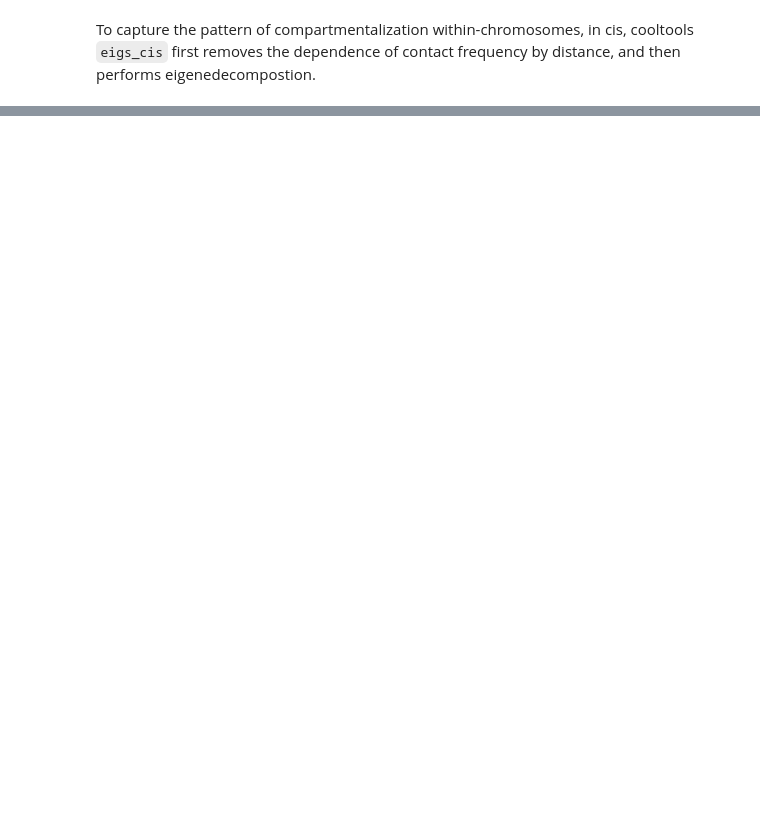
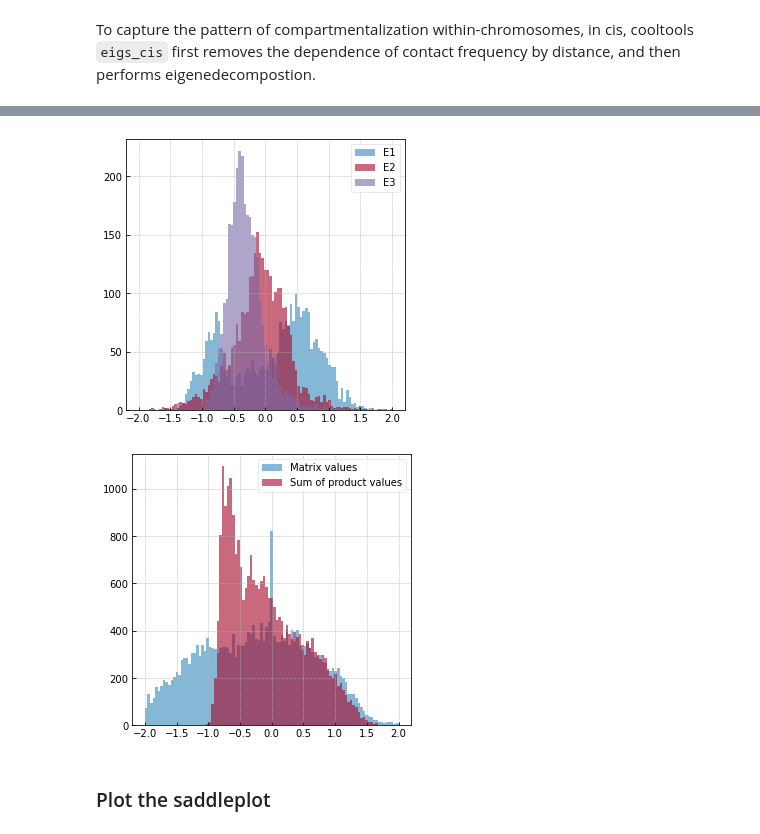
Before and after one commit to open2c/open2c_vignettes, a Jupyter notebook: cooltools_manuscript/compartments_and_saddles.ipynb, the cells around one changed output, grey strips where cells are left out. Cells and saved outputs as stored; diff of their text form; code cells hidden in the pictures; blank space fills up the shorter version.

```diff
--- a/cooltools_manuscript/compartments_and_saddles.ipynb
+++ b/cooltools_manuscript/compartments_and_saddles.ipynb
@@ -273 +193,27 @@ To better visualize this relationship, we overlay the map with a binary segmenta
+# %%
+# Control plots of distributions
+plt.figure(facecolor="white", figsize=[5,5])
+bins = np.linspace(-2, 2, 100)
+
+for i in [0, 1, 2]:
+    vector = eigenvector_track.loc[:, f"E{i+1}"]
+    plt.hist(vector, bins=bins, alpha=0.6, label=f"E{i+1}")
+
+plt.legend()
+
+
+plt.figure(facecolor="white", figsize=[5,5])
+bins = np.linspace(-2,2,100)
+
+plt.hist(matrix.flatten(), bins=bins, alpha=0.6, label="Matrix values")
+plt.hist(mat_vec.flatten(), bins=bins, alpha=0.6, label="Sum of product values")
+
+plt.legend()
+
+plt.show()
+# %% [output]
+[figure, added]
+[figure, added]
+# %% [markdown]
+### Plot the saddleplot
 # %%
```
Also changed, not shown: parts of 32 cells of this notebook.
